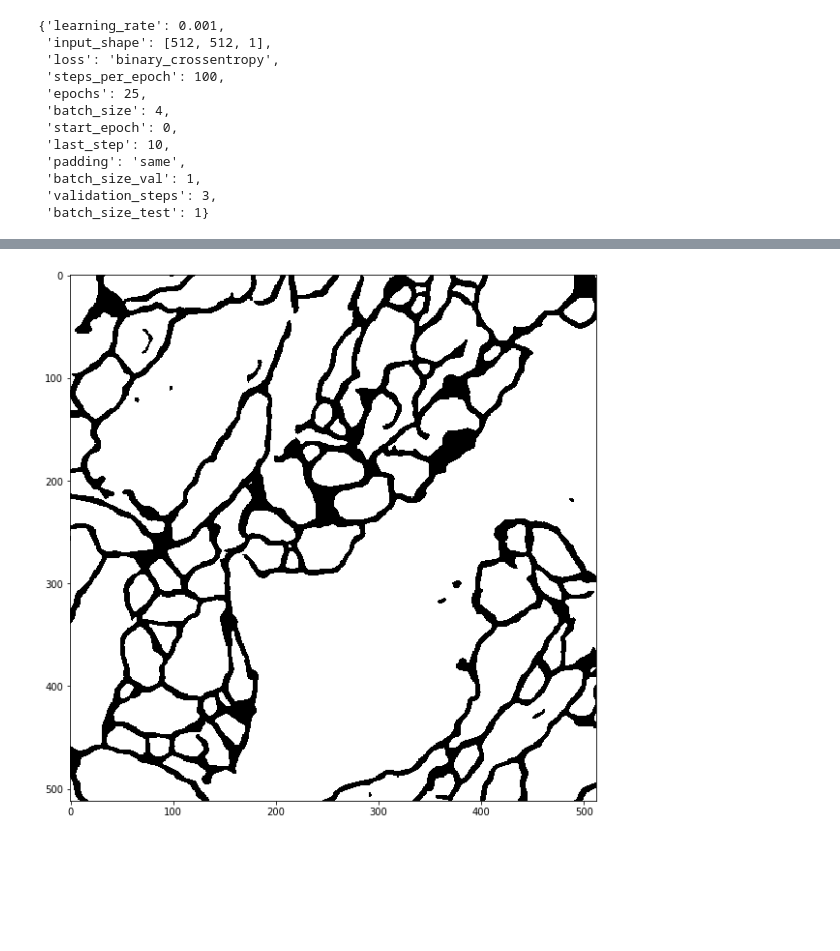
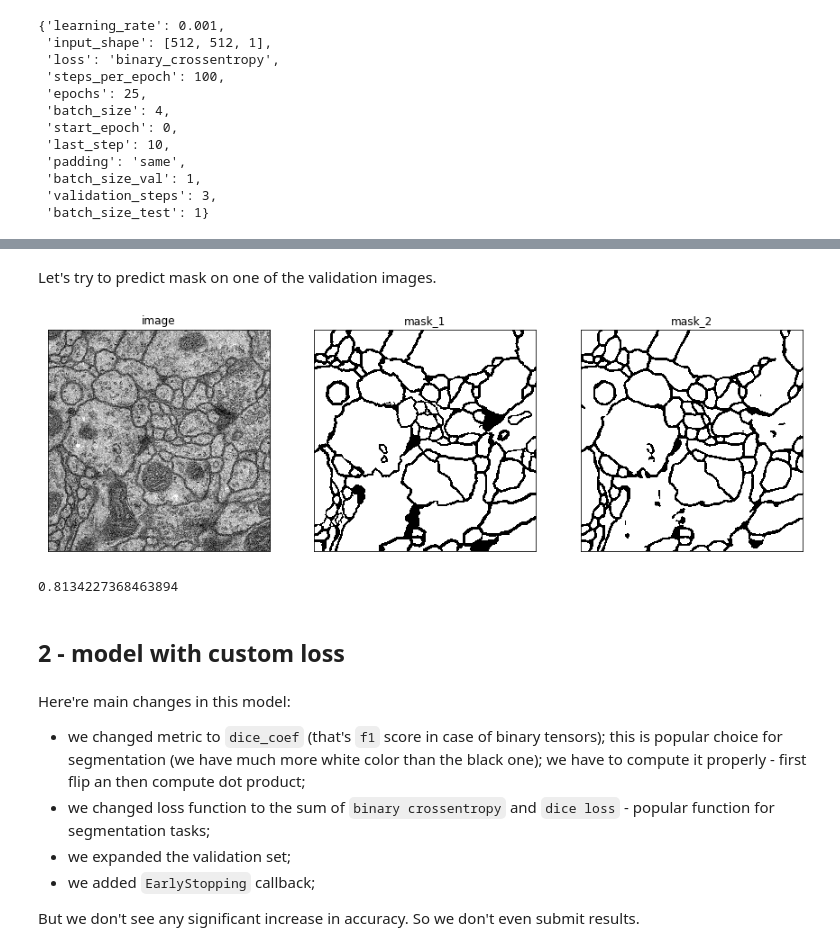
Before and after one commit to ilyarudyak/cs230_project_keras, a Jupyter notebook: isbi_challenge/training_v1.ipynb, the cells around one changed output, grey strips where cells are left out. Drawn from its saved outputs; the diff is of its cells as text; code cells hidden in the pictures; blank space fills up the shorter version.

Commit message:
changed unet model

```diff
--- a/isbi_challenge/training_v1.ipynb
+++ b/isbi_challenge/training_v1.ipynb
@@ -51,2 +55,0 @@ test-volume-masks.tif
-# %%
-trainer.dataset.load_data_test()
@@ -62,5 +56,28 @@ test_mask = np.array(Image.open('experiments/initial_model/test-volume-masks.tif
-# %%
-plt.figure(figsize=(10, 10));
-plt.imshow(test_mask, cmap='gray');
-# %% [output]
-[figure, removed]
+# %% [markdown]
+Let's try to predict mask on one of the validation images.
+# %%
+# image 25 was on validation set for initial model
+img_arr = trainer.dataset.image_data[25]
+mask_arr = trainer.dataset.mask_data[25] / 255.
+# %%
+weight_file = str(experiment_dir / 'weights.10-0.91.hdf5')
+mask_pred = trainer.predict_image(img_arr, weight_file)
+# %%
+plot_masks(img_arr, [mask_arr, mask_pred])
+# %% [output]
+[figure, added]
+# %%
+f1_score(mask_arr.reshape(-1), mask_pred.reshape(-1), pos_label=0)
+# %% [output]
+0.8134227368463894
+# %% [markdown]
+## 2 - model with custom loss
+# %% [markdown]
+Here're main changes in this model:
+
+- we changed metric to `dice_coef` (that's `f1` score in case of binary tensors); this is popular choice for segmentation (we have much more white color than the black one); we have to compute it properly - first flip an then compute dot product;
+- we changed loss function to the sum of `binary crossentropy` and `dice loss` - popular function for segmentation tasks;
+- we expanded the validation set;
+- we added `EarlyStopping` callback;
+
+But we don't see any significant increase in accuracy. So we don't even submit results.
```
Also changed, not shown: parts of 13 cells of this notebook, 8 other files.
